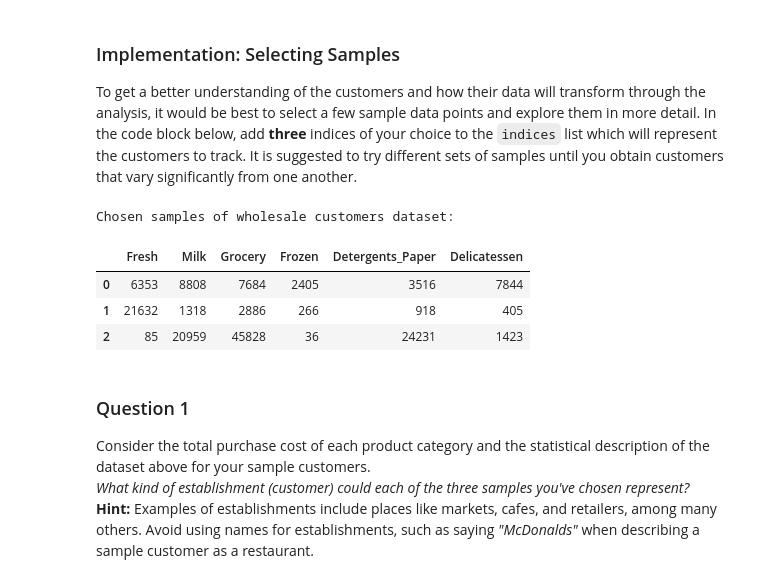
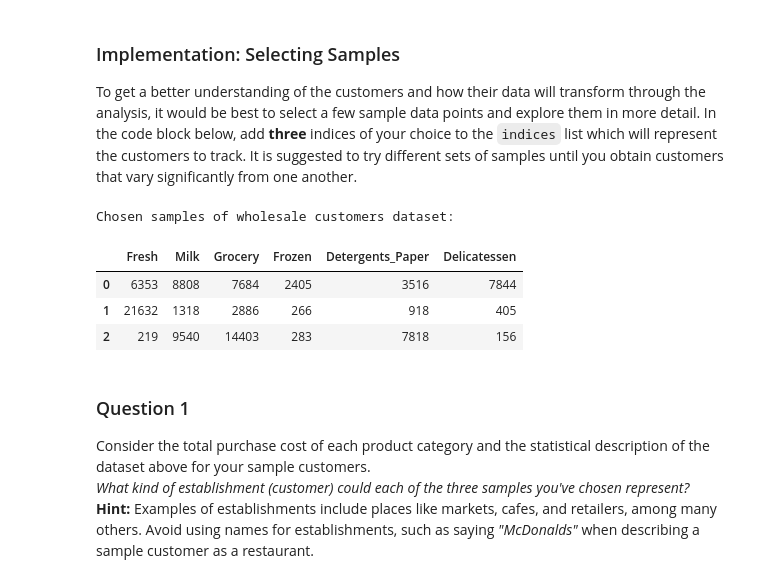
Before and after one commit to WingCuengRay/machine-learning, a Jupyter notebook: projects/creating_customer_segments/customer_segments.ipynb, the cells around one changed output. Saved outputs shown, nothing was run; the diff lists cells and outputs as text; code cells hidden in the pictures.

```diff
--- a/projects/creating_customer_segments/customer_segments.ipynb
+++ b/projects/creating_customer_segments/customer_segments.ipynb
@@ -58,18 +58,18 @@ display(data.describe())
 To get a better understanding of the customers and how their data will transform through the analysis, it would be best to select a few sample data points and explore them in more detail. In the code block below, add **three** indices of your choice to the `indices` list which will represent the customers to track. It is suggested to try different sets of samples until you obtain customers that vary significantly from one another.
 # %%
 # TODO: Select three indices of your choice you wish to sample from the dataset
-indices = [2, 32, 65]
+indices = [2, 32, 81]
 
 # Create a DataFrame of the chosen samples
 samples = pd.DataFrame(data.loc[indices], columns = data.keys()).reset_index(drop = True)
 print "Chosen samples of wholesale customers dataset:"
 display(samples)
 # %% [output]
 Chosen samples of wholesale customers dataset:
 |  | Fresh | Milk | Grocery | Frozen | Detergents_Paper | Delicatessen |
 | 0 | 6353 | 8808 | 7684 | 2405 | 3516 | 7844 |
 | 1 | 21632 | 1318 | 2886 | 266 | 918 | 405 |
-| 2 | 85 | 20959 | 45828 | 36 | 24231 | 1423 |
+| 2 | 219 | 9540 | 14403 | 283 | 7818 | 156 |
 # %% [markdown]
 ### Question 1
 Consider the total purchase cost of each product category and the statistical description of the dataset above for your sample customers.
```
Also changed, not shown: parts of 19 cells of this notebook, 1 other file.
